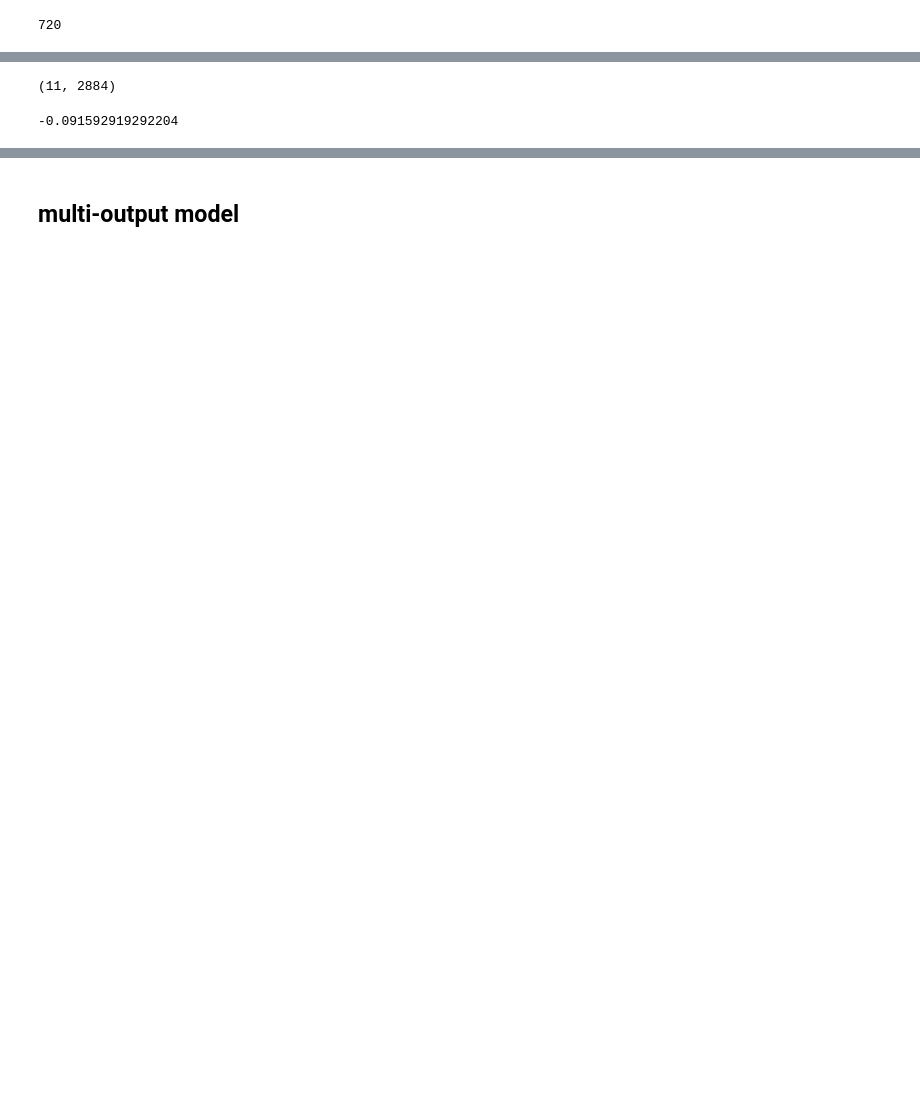
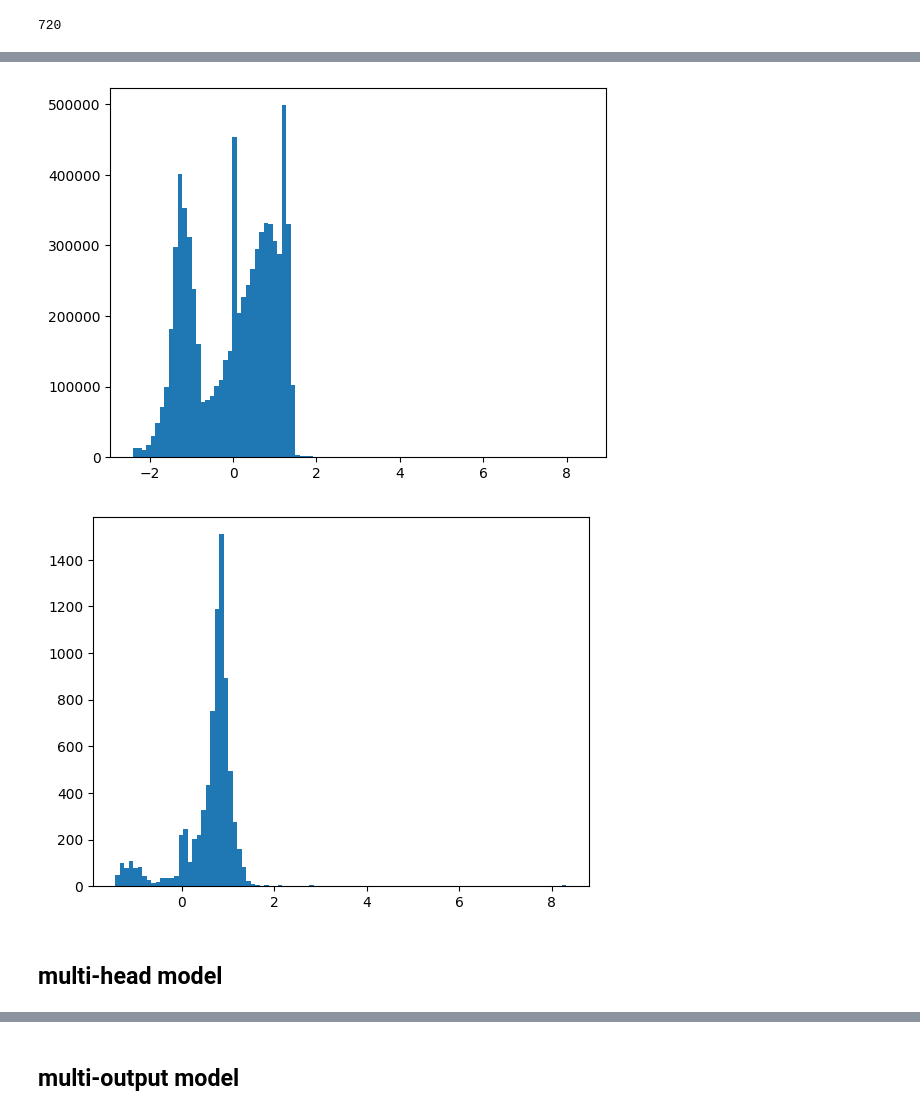
Before and after one commit to arthurzqhu/BOSS_PPE, a Jupyter notebook: hp_tuning.ipynb, the cells around one changed output, grey strips where cells are left out. Drawn from its saved outputs; the diff is of its cells as text; code cells hidden in the pictures; blank space fills up the shorter version.

```diff
--- a/hp_tuning.ipynb
+++ b/hp_tuning.ipynb
@@ -117,0 +103,29 @@ tgt_all = standscale.transform(tgt_asinh)
+# %%
+from sklearn import preprocessing
+
+minmaxscale = preprocessing.MinMaxScaler().fit(param_train['vals'])
+x_all = minmaxscale.transform(param_train['vals'])
+
+ppe_var_presence = []
+ppe_data = []
+tgt_var_presence = []
+tgt_data = []
+
+idx = 0
+eff0 = eff0s[idx]
+for idx, eff0 in enumerate(eff0s):
+    if ppe_raw_vals[idx].ndim >= 2:
+        ppe_raw_val_reshaped = np.reshape(ppe_raw_vals[idx], (nppe, np.prod(ppe_raw_vals[idx].shape[1:])))
+        tgt_raw_val_reshaped = np.reshape(tgt_raw_vals[idx], (ncases, np.prod(tgt_raw_vals[idx].shape[1:])))
+    else:
+        ppe_raw_val_reshaped = ppe_raw_vals[idx].reshape(-1, 1)
+        tgt_raw_val_reshaped = tgt_raw_vals[idx].reshape(-1, 1)
+
+    ppe_var_presence.append(ppe_raw_val_reshaped > eff0/100)
+    tgt_var_presence.append(tgt_raw_val_reshaped > eff0/100)
+
+    ppe_asinh = ef.smooth_linlog(ppe_raw_val_reshaped, eff0)
+    tgt_asinh = ef.smooth_linlog(tgt_raw_val_reshaped, eff0)
+    standscale = preprocessing.StandardScaler().fit(ppe_asinh)
+    ppe_data.append(standscale.transform(ppe_asinh))
+    tgt_data.append(standscale.transform(tgt_asinh))
@@ -164,8 +152,9 @@ plt.hist(tgt_all[:,a+4:a+2580].flatten(), bins=100)
-# %%
-tgt_all.shape
-# %% [output]
-(11, 2884)
-# %%
-np.mean(tgt_all)
-# %% [output]
--0.091592919292204
+# %%
+_ = plt.hist(ppe_data[4].flatten(), bins=100)
+plt.figure()
+_ = plt.hist(tgt_data[4].flatten(), bins=100)
+# %% [output]
+[figure, added]
+[figure, added]
+# %% [markdown]
+## multi-head model
```
Also changed, not shown: parts of 34 cells of this notebook, 3 other files.
